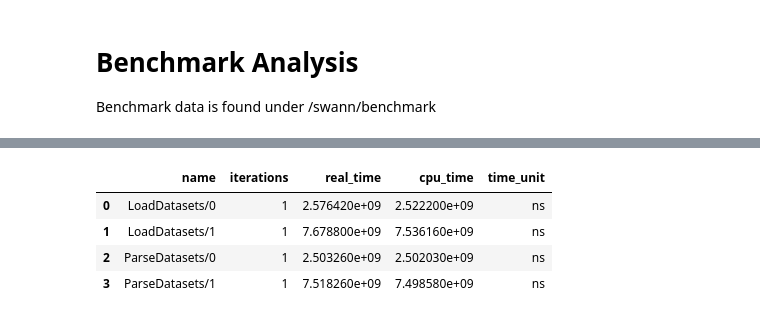
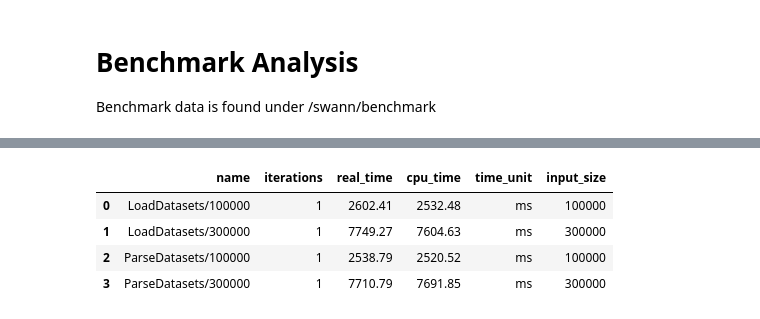
Before and after one commit to flopper123/swann, a Jupyter notebook: notebooks/notebooks/BenchmarkAnalysis.ipynb, the cells around one changed output, grey strips where cells are left out. Saved outputs shown, nothing was run; the diff lists cells and outputs as text; code cells hidden in the pictures.

```diff
--- a/notebooks/notebooks/BenchmarkAnalysis.ipynb
+++ b/notebooks/notebooks/BenchmarkAnalysis.ipynb
@@ -31,8 +39,10 @@ for bm in get_benchmarks():
-# %%
-csv_to_df('benchmark-1677840696.csv')
-# %% [output]
-|  | name | iterations | real_time | cpu_time | time_unit |
-| 0 | LoadDatasets/0 | 1 | 2.576420e+09 | 2.522200e+09 | ns |
-| 1 | LoadDatasets/1 | 1 | 7.678800e+09 | 7.536160e+09 | ns |
-| 2 | ParseDatasets/0 | 1 | 2.503260e+09 | 2.502030e+09 | ns |
-| 3 | ParseDatasets/1 | 1 | 7.518260e+09 | 7.498580e+09 | ns |
+# %%
+# Load benchmark that has loading / parsing of datasets of size XS and S
+df_bm_loadparse = csv_to_df('benchmark-1677845278.csv')
+df_bm_loadparse
+# %% [output]
+|  | name | iterations | real_time | cpu_time | time_unit | input_size |
+| 0 | LoadDatasets/100000 | 1 | 2602.41 | 2532.48 | ms | 100000 |
+| 1 | LoadDatasets/300000 | 1 | 7749.27 | 7604.63 | ms | 300000 |
+| 2 | ParseDatasets/100000 | 1 | 2538.79 | 2520.52 | ms | 100000 |
+| 3 | ParseDatasets/300000 | 1 | 7710.79 | 7691.85 | ms | 300000 |
```
Also changed, not shown: parts of 4 cells of this notebook, 4 other files.
